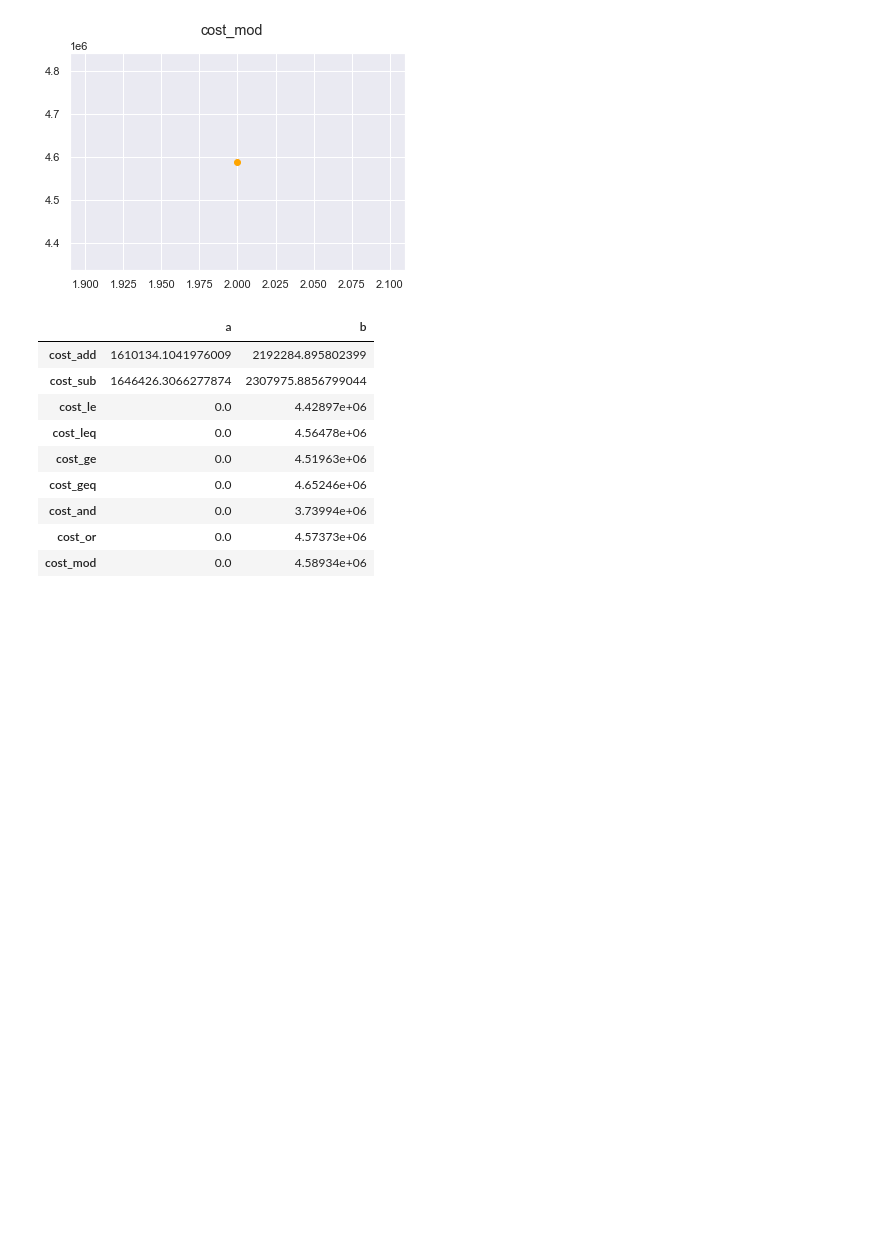
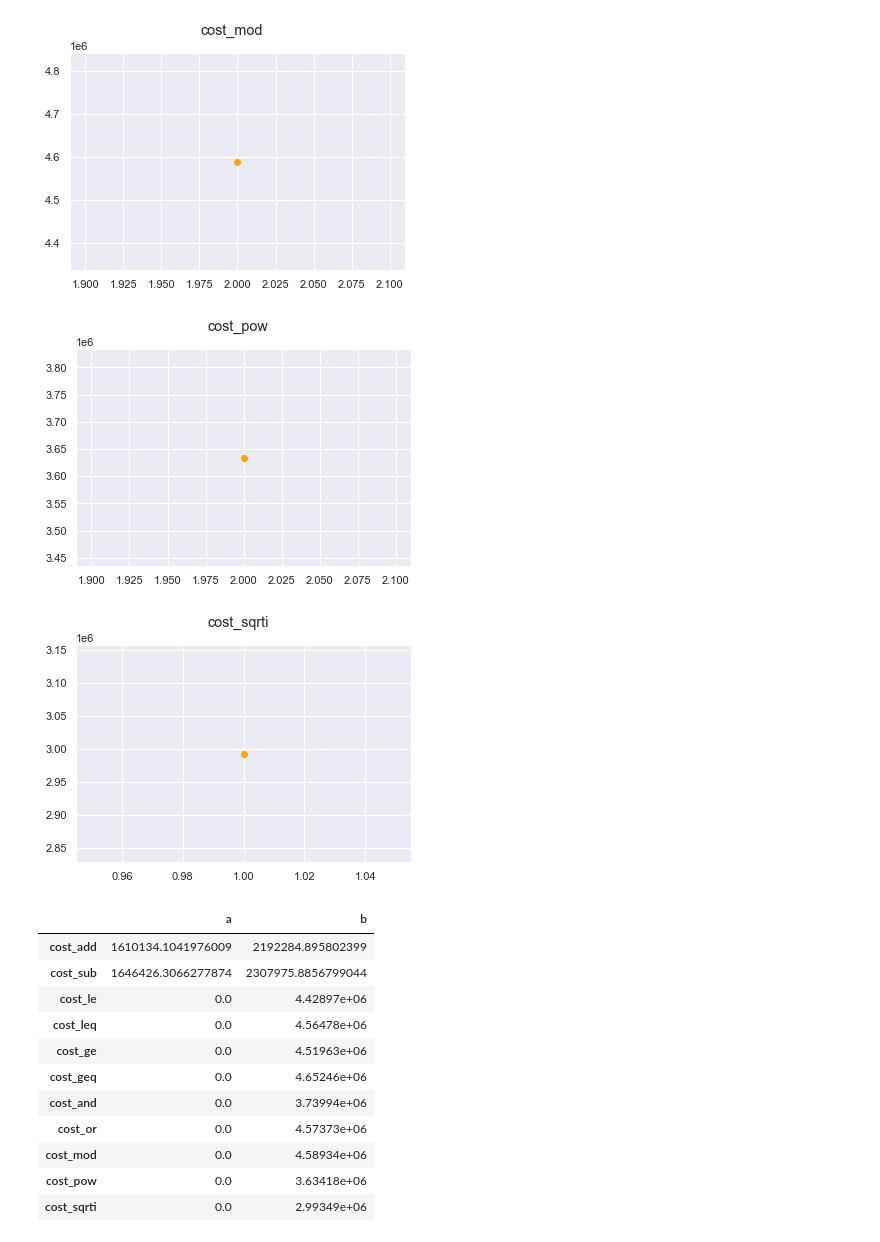
Before and after one commit to stacks-network/clarity-benchmarking, a Jupyter notebook: cost_estimator.ipynb, the cells around one changed output. Cells and saved outputs as stored; diff of their text form; code cells hidden in the pictures; blank space fills up the shorter version.

```diff
--- a/cost_estimator.ipynb
+++ b/cost_estimator.ipynb
@@ -91,32 +91,39 @@ estimate_plot(df, 'cost_add', output)
 estimate_plot(df, 'cost_sub', output)
 estimate_plot(df, 'cost_le', output)
 estimate_plot(df, 'cost_leq', output)
 estimate_plot(df, 'cost_ge', output)
 estimate_plot(df, 'cost_geq', output)
 estimate_plot(df, 'cost_and', output)
 estimate_plot(df, 'cost_or', output)
 estimate_plot(df, 'cost_mod', output)
+estimate_plot(df, 'cost_pow', output)
+estimate_plot(df, 'cost_sqrti', output)
+estimate_plot(df, 'cost_log2', output)
 
 output
 # %% [output]
 [figure]
 [figure]
 [figure]
 [figure]
 [figure]
 [figure]
 [figure]
 [figure]
 [figure]
+[figure, added]
+[figure, added]
 |  | a | b |
 | cost_add | 1610134.1041976009 | 2192284.895802399 |
 | cost_sub | 1646426.3066277874 | 2307975.8856799044 |
 | cost_le | 0.0 | 4.42897e+06 |
 | cost_leq | 0.0 | 4.56478e+06 |
 | cost_ge | 0.0 | 4.51963e+06 |
 | cost_geq | 0.0 | 4.65246e+06 |
 | cost_and | 0.0 | 3.73994e+06 |
 | cost_or | 0.0 | 4.57373e+06 |
 | cost_mod | 0.0 | 4.58934e+06 |
+| cost_pow | 0.0 | 3.63418e+06 |
+| cost_sqrti | 0.0 | 2.99349e+06 |
 # %%
 output.to_csv("cost_constants.csv")
```
Also changed, not shown: parts of 1 cell of this notebook, 3 other files.
